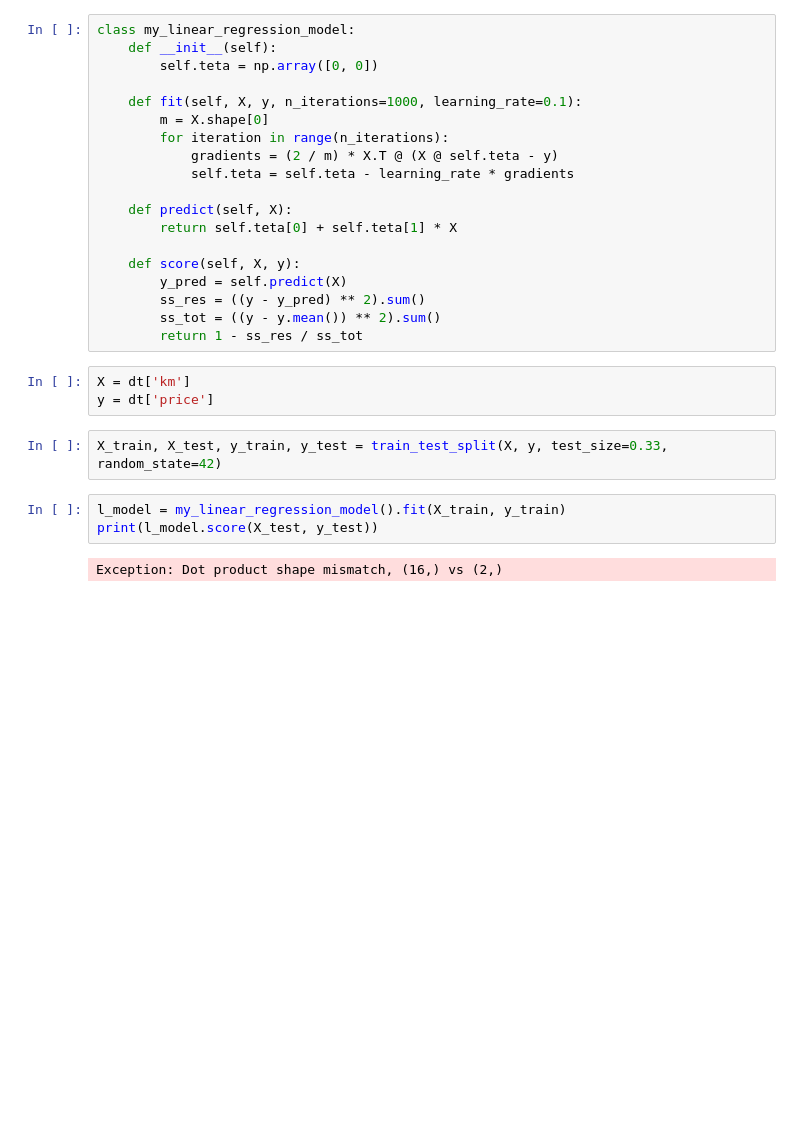
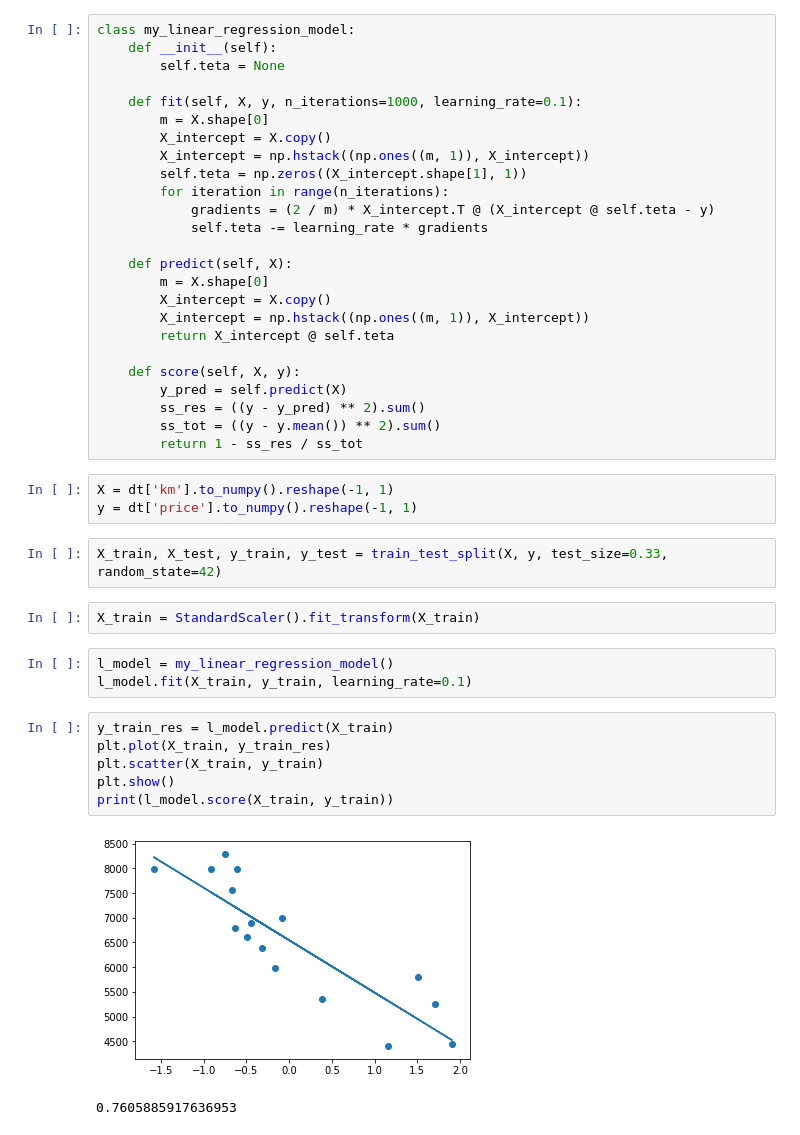
Before and after one commit to danlee65071/ft_linear_regression, a Jupyter notebook: ft_linear_regression.ipynb, the cells around one changed output. Cells and saved outputs as stored; diff of their text form; blank space fills up the shorter version.

```diff
--- a/ft_linear_regression.ipynb
+++ b/ft_linear_regression.ipynb
@@ -46,16 +45,22 @@ dt.describe()
 # %%
 class my_linear_regression_model:
     def __init__(self):
-        self.teta = np.array([0, 0])
+        self.teta = None
 
     def fit(self, X, y, n_iterations=1000, learning_rate=0.1):
         m = X.shape[0]
+        X_intercept = X.copy()
+        X_intercept = np.hstack((np.ones((m, 1)), X_intercept))
+        self.teta = np.zeros((X_intercept.shape[1], 1))
         for iteration in range(n_iterations):
-            gradients = (2 / m) * X.T @ (X @ self.teta - y)
-            self.teta = self.teta - learning_rate * gradients
+            gradients = (2 / m) * X_intercept.T @ (X_intercept @ self.teta - y)
+            self.teta -= learning_rate * gradients
 
     def predict(self, X):
-        return self.teta[0] + self.teta[1] * X
+        m = X.shape[0]
+        X_intercept = X.copy()
+        X_intercept = np.hstack((np.ones((m, 1)), X_intercept))
+        return X_intercept @ self.teta
 
     def score(self, X, y):
         y_pred = self.predict(X)
@@ -63,12 +68,21 @@ class my_linear_regression_model:
         ss_tot = ((y - y.mean()) ** 2).sum()
         return 1 - ss_res / ss_tot
 # %%
-X = dt['km']
-y = dt['price']
+X = dt['km'].to_numpy().reshape(-1, 1)
+y = dt['price'].to_numpy().reshape(-1, 1)
 # %%
 X_train, X_test, y_train, y_test = train_test_split(X, y, test_size=0.33, random_state=42)
+# %%
+X_train = StandardScaler().fit_transform(X_train)
 # %%
-l_model = my_linear_regression_model().fit(X_train, y_train)
-print(l_model.score(X_test, y_test))
+l_model = my_linear_regression_model()
+l_model.fit(X_train, y_train, learning_rate=0.1)
-# %% [output]
-Exception: Dot product shape mismatch, (16,) vs (2,)
+# %%
+y_train_res = l_model.predict(X_train)
+plt.plot(X_train, y_train_res)
+plt.scatter(X_train, y_train)
+plt.show()
+print(l_model.score(X_train, y_train))
+# %% [output]
+[figure, added]
+0.7605885917636953
```
Also changed, not shown: parts of 4 cells of this notebook.
